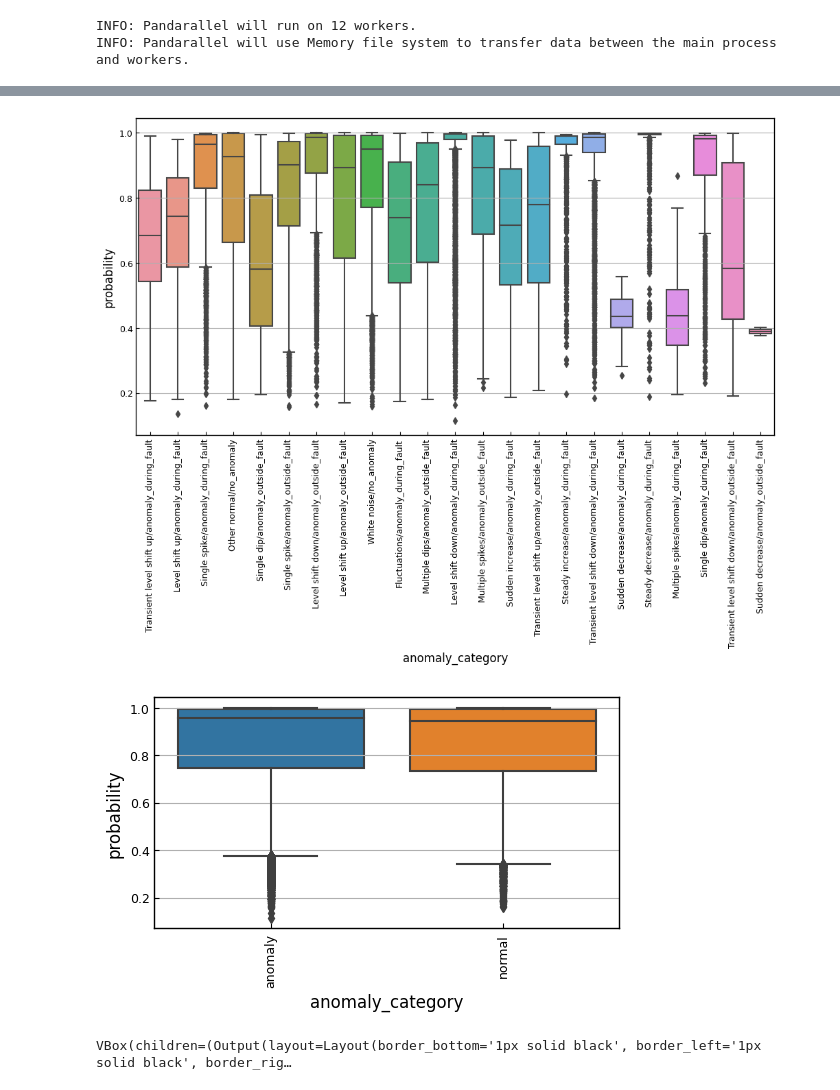
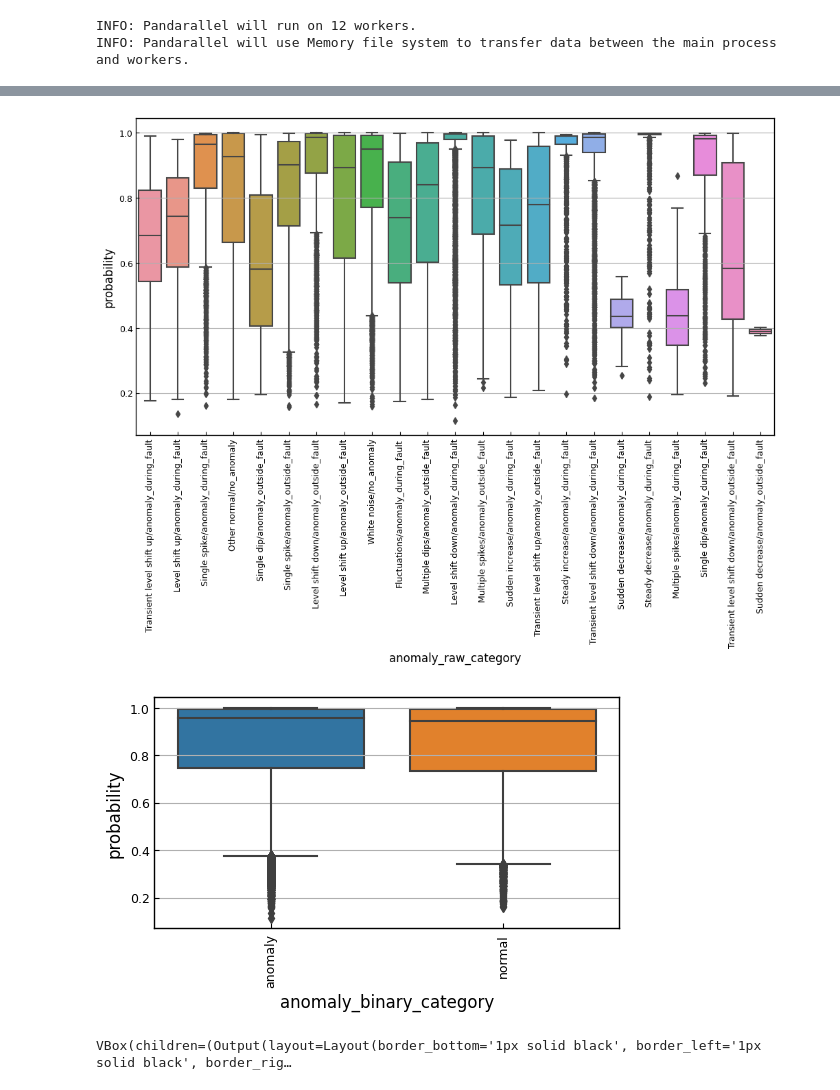
Before and after one commit to XuRepository/meltria-analyzer, a Jupyter notebook: notebooks/data-labeling-tsdr-accuracy-with-cnn.ipynb, the cells around one changed output, grey strips where cells are left out. Drawn from its saved outputs; the diff is of its cells as text; code cells hidden in the pictures.

```diff
--- a/notebooks/data-labeling-tsdr-accuracy-with-cnn.ipynb
+++ b/notebooks/data-labeling-tsdr-accuracy-with-cnn.ipynb
@@ -191,16 +191,12 @@ def transform_to_testset(datasets: list[tuple[loader.DatasetRecord, pd.DataFrame
 def predict_anomaly_categories(
     records: list[tuple[loader.DatasetRecord, pd.DataFrame, pd.DataFrame, pd.DataFrame]],
     nn_model: CNN1d,
-    binary_pred: bool = False,
-    ts_type_pred: bool = False,
 ) -> pd.DataFrame:
-    assert binary_pred or ts_type_pred
-
     nn_model.eval()
     metrics_df: pd.DataFrame = transform_to_testset(records)
     dataset = TSDataset(metrics_df, class_to_category=class_to_category)
     dataloader = torch.utils.data.DataLoader(dataset, batch_size=128, pin_memory=True, shuffle=False)
-    results: list[tuple[str, float]] = []
+    results: list[tuple[str, str, str, str, str, float]] = []
     with torch.no_grad():
         for data in dataloader:
             data = data.to(device)
@@ -209,23 +205,21 @@ def predict_anomaly_categories(
             pred_proba = proba.max(dim=1, keepdim=True).values
             for _pred, _pred_proba in zip(pred, pred_proba):
                 pred_class = _pred.item()
-                pred_category: str
-                if binary_pred:
-                    pred_category = "normal" if pred_class in NORMAL_CLASSES else "anomaly"
-                elif ts_type_pred:
-                    match pred_class:
-                        case pred_class if pred_class in TYPE0_CLASSES:
-                            pred_category = "type0"
-                        case pred_class if pred_class in TYPE1_CLASSES:
-                            pred_category = "type1"
-                        case pred_class if pred_class in TYPE2_CLASSES:
-                            pred_category = "type2"
-                        case _:
-                            assert False, f"Unknown class: {pred_class}"
-                else:
-                    pred_category = dataset.class_to_category[pred_class]
-                results.append((pred_category, _pred_proba.item()))
-    return metrics_df.join(pd.DataFrame(results, columns=["anomaly_category", "probability"]))
+                pred_anomaly_type: str
+                match pred_class:
+                    case pred_class if pred_class in TYPE0_CLASSES:
+                        pred_anomaly_type = "type0"
+                    case pred_class if pred_class in TYPE1_CLASSES:
+                        pred_anomaly_type = "type1"
+                    case pred_class if pred_class in TYPE2_CLASSES:
+                        pred_anomaly_type = "type2"
+                    case _:
+                        assert False, f"Unknown class: {pred_class}"
+                pred_binary_category = "normal" if pred_class in NORMAL_CLASSES else "anomaly"
+                pred_category = dataset.class_to_category[pred_class]
+                pred_anomaly_pattern, pred_anomaly_position = pred_category.split("/")
+                results.append((pred_category, pred_binary_category, pred_anomaly_type, pred_anomaly_pattern, pred_anomaly_position, _pred_proba.item()))
+    return metrics_df.join(pd.DataFrame(results, columns=["anomaly_raw_category", "anomaly_binary_category", "anomaly_type", "anomaly_pattern", "anomaly_position", "probability"]))
 # %%
 predicted_df: pd.DataFrame = predict_anomaly_categories(
     well_injected_fault_datasets, model,
@@ -237,30 +227,30 @@ predicted_binary_df: pd.DataFrame = predict_anomaly_categories(
 # %%
 import seaborn as sns
 
 sns.boxplot(data=predicted_df.loc[:, ["probability"]])
 plt.show()
 
 sns.distplot(predicted_df.loc[:, "probability"].values, kde=False, bins=10)
 plt.show()
 
 fig, ax = plt.subplots(figsize=(12, 6))
-_ax = sns.boxplot(data=predicted_df, x="anomaly_category", y="probability", ax=ax)
+_ax = sns.boxplot(data=predicted_df, x="anomaly_raw_category", y="probability", ax=ax)
 _ax.set_xticklabels(_ax.get_xticklabels(), rotation=90)
 _ax.set_xlabel(_ax.get_xlabel(), fontsize=12)
 _ax.set_ylabel(_ax.get_ylabel(), fontsize=12)
 plt.show()
 
 fig2, ax2 = plt.subplots(figsize=(6, 3))
-_ax2 = sns.boxplot(data=predicted_binary_df, x="anomaly_category", y="probability", ax=ax2)
+_ax2 = sns.boxplot(data=predicted_df, x="anomaly_binary_category", y="probability", ax=ax2)
 _ax2.set_xticklabels(_ax2.get_xticklabels(), rotation=90)
 _ax2.set_xlabel(_ax2.get_xlabel(), fontsize=12)
 _ax2.set_ylabel(_ax2.get_ylabel(), fontsize=12)
 plt.show()
 # %% [output]
 [figure]
 [figure]
-[figure, old version]
+[figure, new version]
-[figure, old version]
+[figure, new version]
 # %%
 import math
 from dataclasses import dataclass
```
Also changed, not shown: parts of 12 cells of this notebook.
